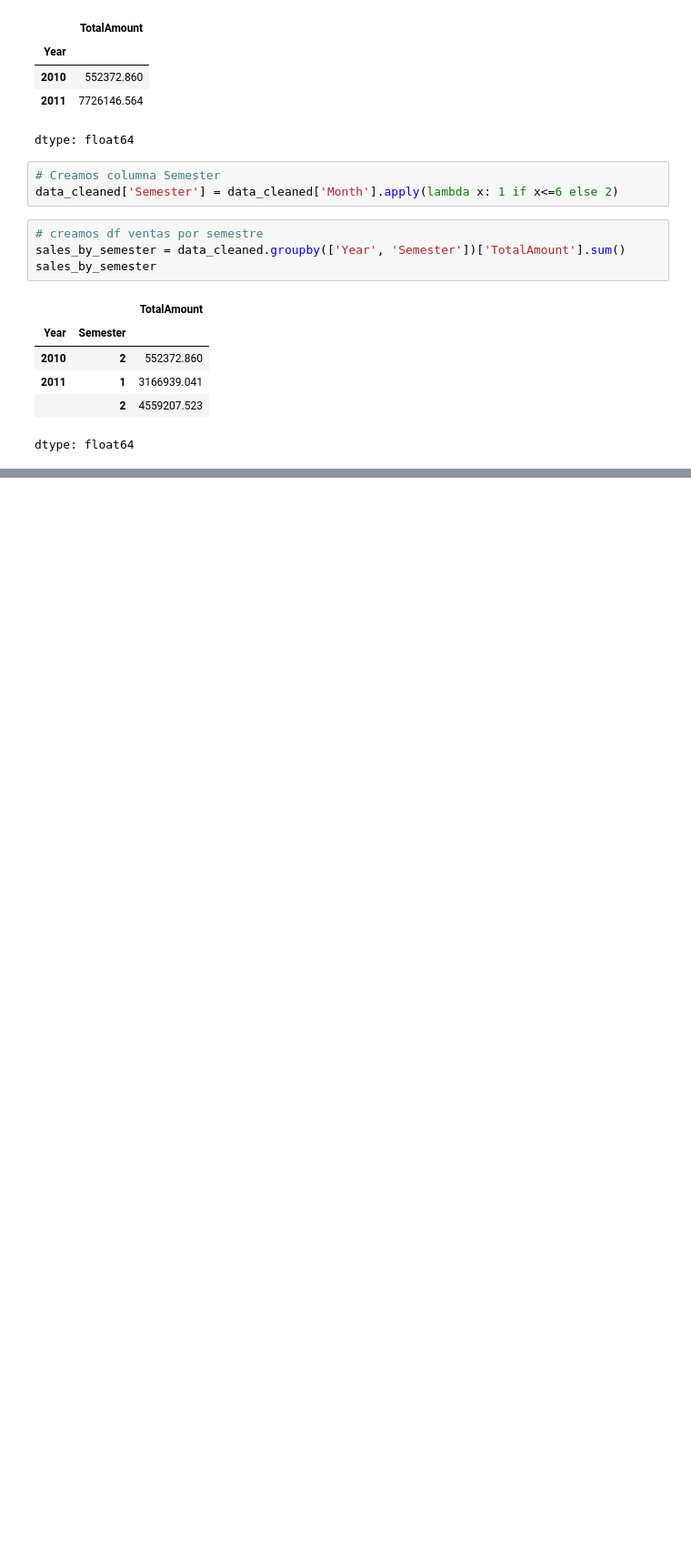
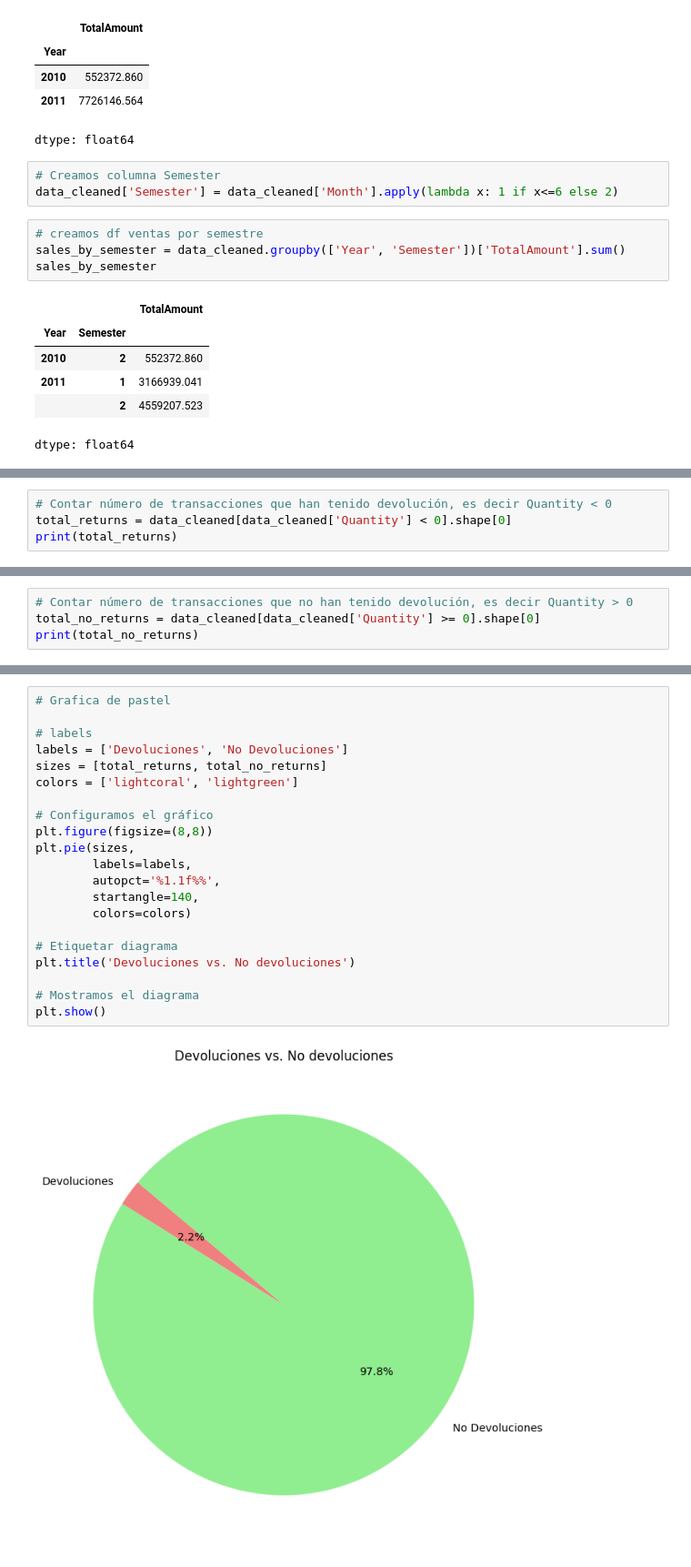
Before and after one commit to electrojam/Curso-de-Python-para-Ciencia-de-Datos, a Jupyter notebook: Clase29_30_31_Caso_de_Estudio_(Parte_I)_Limpieza_de_datos29_32.ipynb, the cells around one changed output, grey strips where cells are left out. Shown at 91% size. Cells and saved outputs as stored; diff of their text form; blank space fills up the shorter version.

```diff
--- a/Clase29_30_31_Caso_de_Estudio_(Parte_I)_Limpieza_de_datos29_32.ipynb
+++ b/Clase29_30_31_Caso_de_Estudio_(Parte_I)_Limpieza_de_datos29_32.ipynb
@@ -215,0 +218,4 @@ dtype: float64
+# %%
+# Contar número de transacciones que han tenido devolución, es decir Quantity < 0
+total_returns = data_cleaned[data_cleaned['Quantity'] < 0].shape[0]
+print(total_returns)
@@ -215,0 +224,4 @@ dtype: float64
+# %%
+# Contar número de transacciones que no han tenido devolución, es decir Quantity > 0
+total_no_returns = data_cleaned[data_cleaned['Quantity'] >= 0].shape[0]
+print(total_no_returns)
@@ -215,0 +233,23 @@ dtype: float64
+# %%
+# Grafica de pastel
+
+# labels
+labels = ['Devoluciones', 'No Devoluciones']
+sizes = [total_returns, total_no_returns]
+colors = ['lightcoral', 'lightgreen']
+
+# Configuramos el gráfico
+plt.figure(figsize=(8,8))
+plt.pie(sizes,
+        labels=labels,
+        autopct='%1.1f%%',
+        startangle=140,
+        colors=colors)
+
+# Etiquetar diagrama
+plt.title('Devoluciones vs. No devoluciones')
+
+# Mostramos el diagrama
+plt.show()
+# %% [output]
+[figure, added]
```
Also changed, not shown: parts of 12 cells of this notebook.
